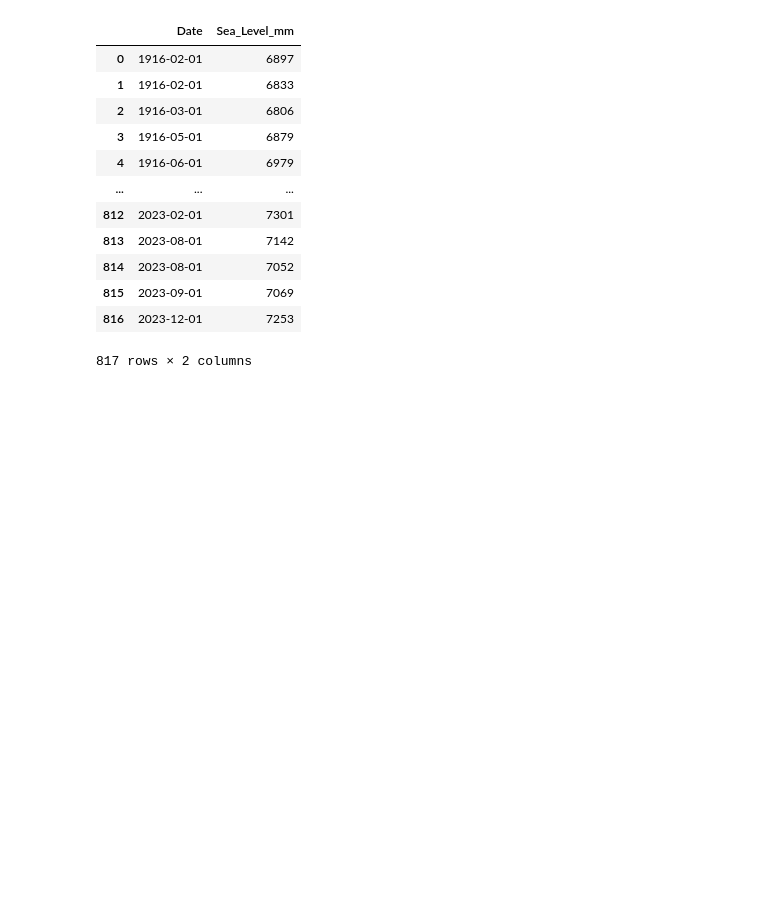
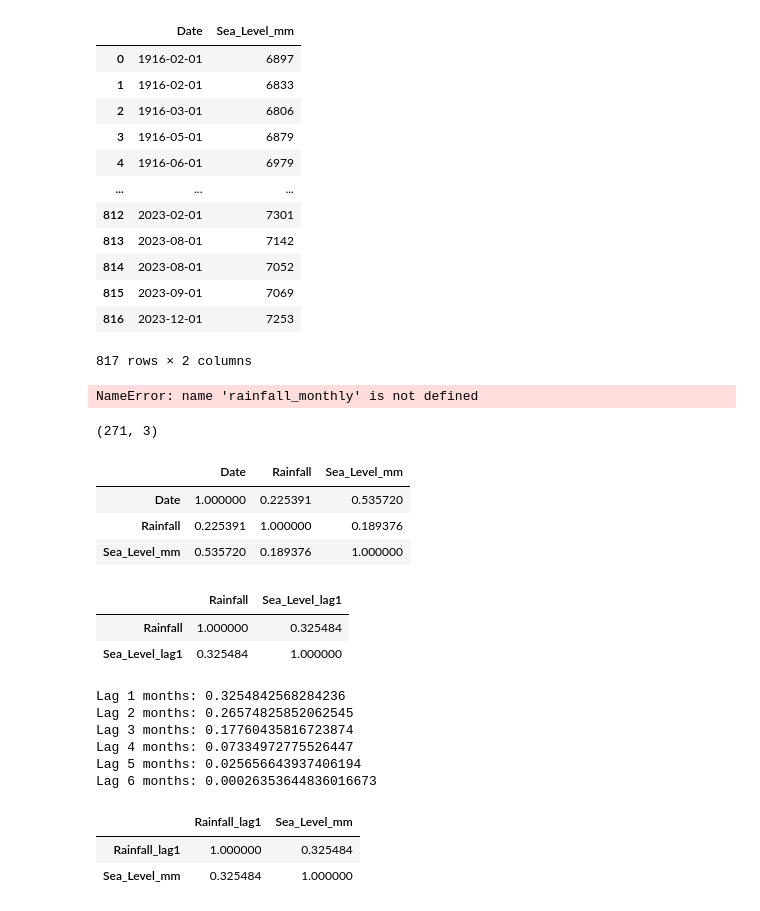
Before and after one commit to Hariharan-codeWorld/Coastal-prediction, a Jupyter notebook: main.ipynb, the cells around one changed output. Drawn from its saved outputs; the diff is of its cells as text; code cells hidden in the pictures; blank space fills up the shorter version.

```diff
--- a/main.ipynb
+++ b/main.ipynb
@@ -135,3 +135,20 @@ sea
 | 815 | 2023-09-01 | 7069 |
 | 816 | 2023-12-01 | 7253 |
 817 rows × 2 columns
+# %%
+#merge both rainfall and sealevel data
+merged = pd.merge(rainfall_monthly, sea, on="Date", how="inner")
+# %% [output]
+NameError: name 'rainfall_monthly' is not defined
+# %%
+merged.head()
+merged.shape
+# %% [output]
+(271, 3)
+# %%
+merged.corr()
+# %% [output]
+|  | Date | Rainfall | Sea_Level_mm |
+| Date | 1.000000 | 0.225391 | 0.535720 |
+| Rainfall | 0.225391 | 1.000000 | 0.189376 |
+| Sea_Level_mm | 0.535720 | 0.189376 | 1.000000 |
@@ -137,0 +158,25 @@ sea
+# %%
+merged[["Rainfall", "Sea_Level_lag1"]].corr()
+# %% [output]
+|  | Rainfall | Sea_Level_lag1 |
+| Rainfall | 1.000000 | 0.325484 |
+| Sea_Level_lag1 | 0.325484 | 1.000000 |
+# %%
+for lag in range(1, 7):
+    merged[f"Sea_Level_lag{lag}"] = merged["Sea_Level_mm"].shift(-lag)
+    corr = merged["Rainfall"].corr(merged[f"Sea_Level_lag{lag}"])
+    print(f"Lag {lag} months: {corr}")
+# %% [output]
+Lag 1 months: 0.3254842568284236
+Lag 2 months: 0.26574825852062545
+Lag 3 months: 0.17760435816723874
+Lag 4 months: 0.07334972775526447
+Lag 5 months: 0.025656643937406194
+Lag 6 months: 0.00026353644836016673
+# %%
+merged["Rainfall_lag1"] = merged["Rainfall"].shift(1)
+merged[["Rainfall_lag1", "Sea_Level_mm"]].corr()
+# %% [output]
+|  | Rainfall_lag1 | Sea_Level_mm |
+| Rainfall_lag1 | 1.000000 | 0.325484 |
+| Sea_Level_mm | 0.325484 | 1.000000 |
```
Also changed, not shown: parts of 17 cells of this notebook, 2 other files.
